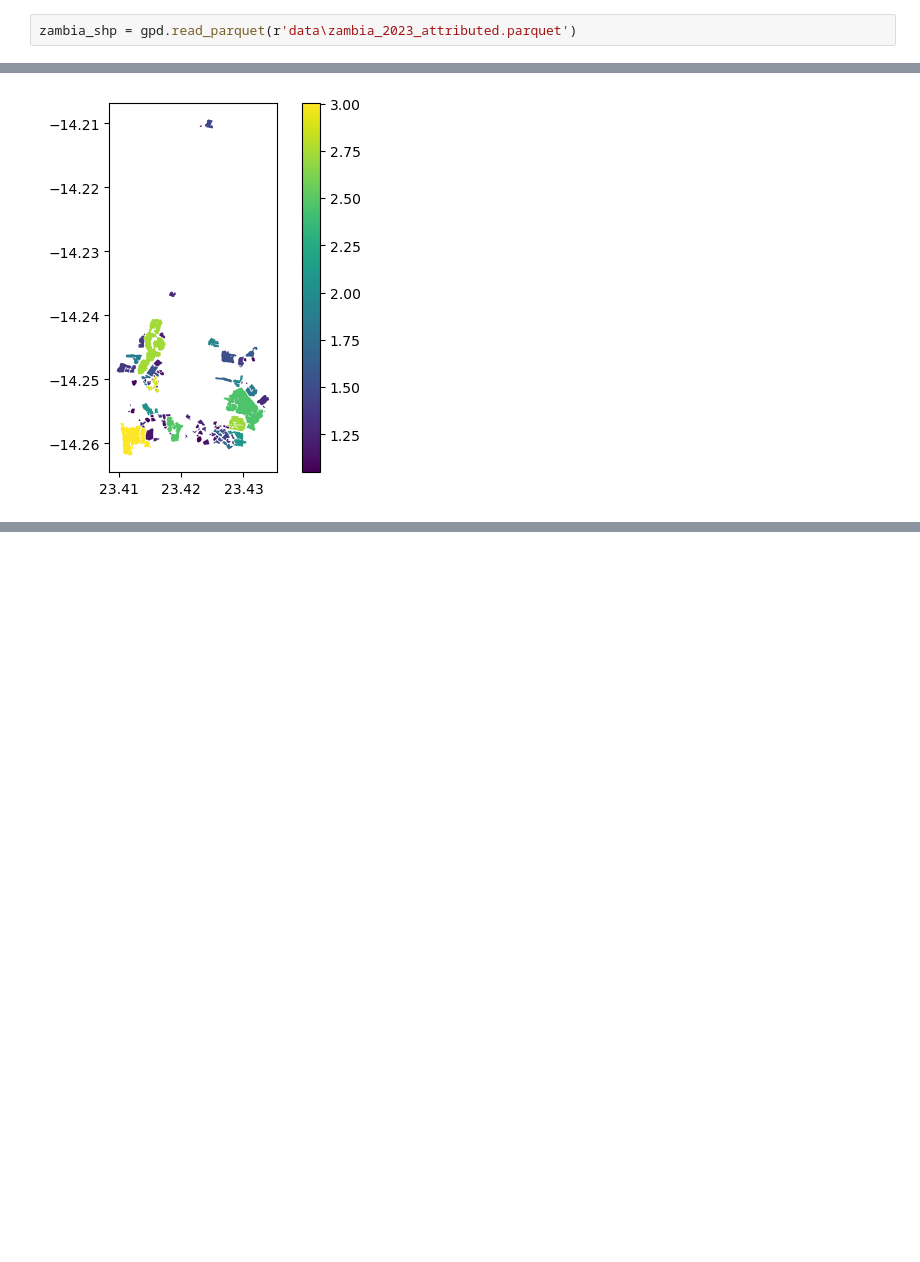
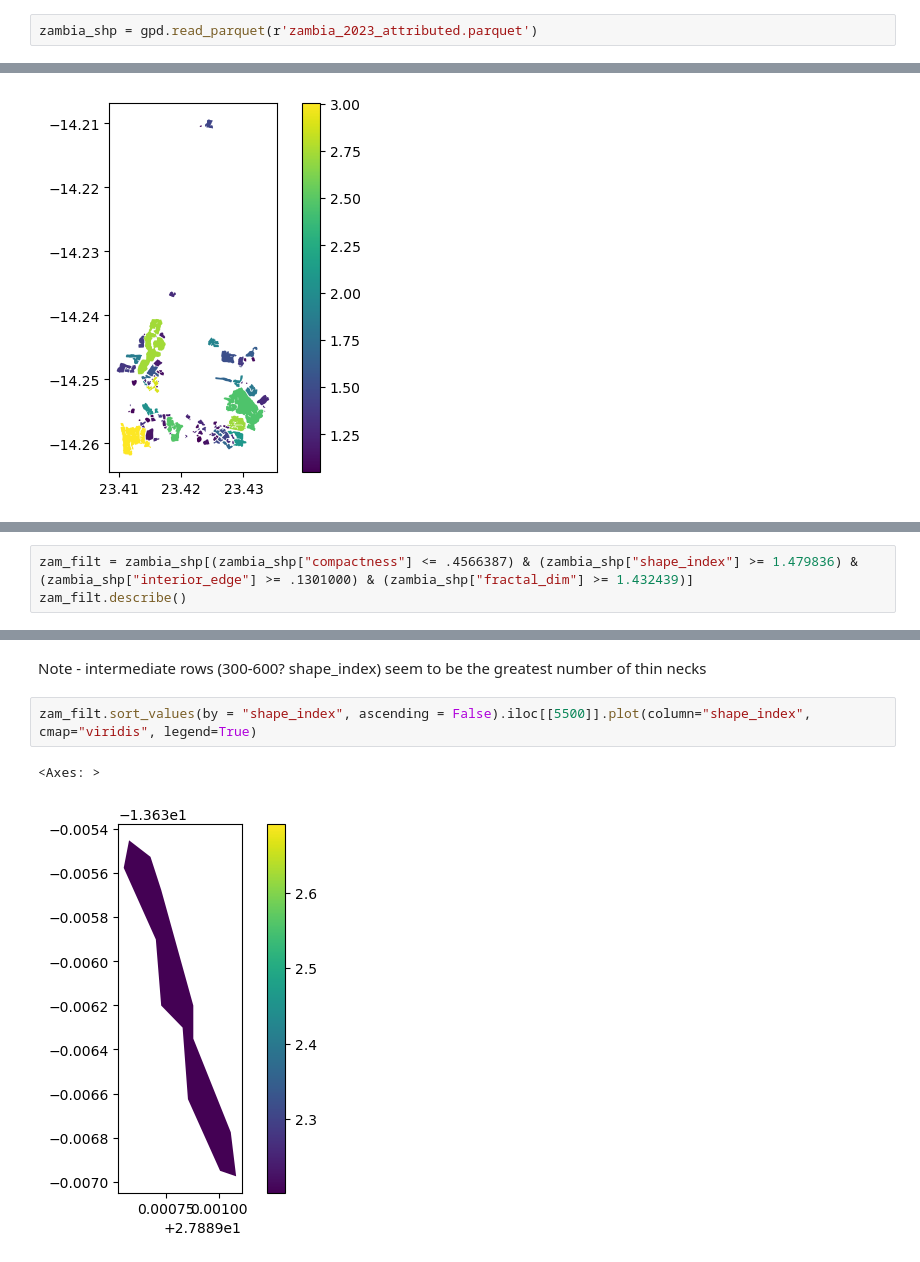
Before and after one commit to SYH-pixel/cropfield-polygonization, a Jupyter notebook: data/zambia_shape_stat_datamanip.ipynb, the cells around one changed output, grey strips where cells are left out. Cells and saved outputs as stored; diff of their text form; blank space fills up the shorter version.

Commit message:
Created tile sampling function and updated data manipulation file

```diff
--- a/data/zambia_shape_stat_datamanip.ipynb
+++ b/data/zambia_shape_stat_datamanip.ipynb
@@ -15,5 +20,5 @@ import pandas as pd
 # %%
-zambia_shp = gpd.read_parquet(r'data\zambia_2023_attributed.parquet')
+zambia_shp = gpd.read_parquet(r'zambia_2023_attributed.parquet')
 # %%
 # General Info
 display(zambia_shp.columns.tolist())
@@ -117,0 +154,3 @@ zambia_shp.head(100).plot(column="shape_index", cmap="viridis", legend=True)
+# %%
+zam_filt = zambia_shp[(zambia_shp["compactness"] <= .4566387) & (zambia_shp["shape_index"] >= 1.479836) & (zambia_shp["interior_edge"] >= .1301000) & (zambia_shp["fractal_dim"] >= 1.432439)]
+zam_filt.describe()
@@ -117,0 +167,7 @@ zambia_shp.head(100).plot(column="shape_index", cmap="viridis", legend=True)
+# %% [markdown]
+Note - intermediate rows (300-600? shape_index) seem to be the greatest number of thin necks
+# %%
+zam_filt.sort_values(by = "shape_index", ascending = False).iloc[[5500]].plot(column="shape_index", cmap="viridis", legend=True)
+# %% [output]
+<Axes: >
+[figure, added]
```
Also changed, not shown: parts of 9 cells of this notebook.
